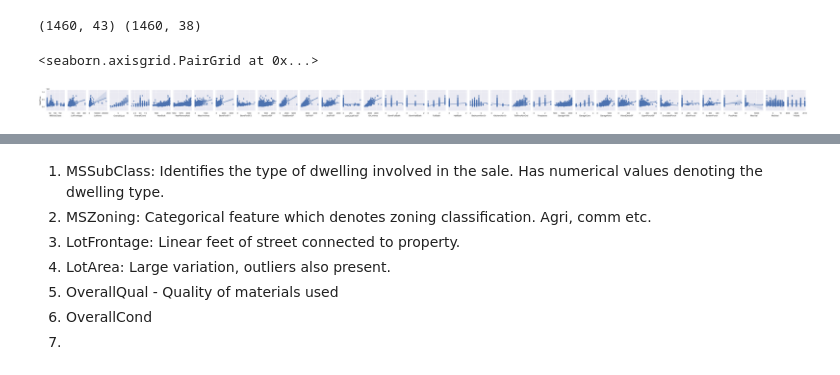
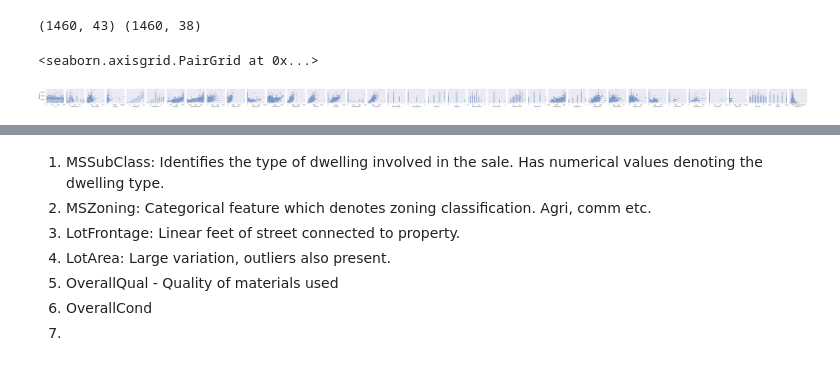
Before and after one commit to adityasngh/Kaggle-House-Prices-Regression, a Jupyter notebook: Kaggle_House_Prices_Regression.ipynb, the cells around one changed output, grey strips where cells are left out. Saved outputs shown, nothing was run; the diff lists cells and outputs as text; code cells hidden in the pictures.

Commit message:
Built scatterplots and boxplots for categorical and numerical variables

```diff
--- a/Kaggle_House_Prices_Regression.ipynb
+++ b/Kaggle_House_Prices_Regression.ipynb
@@ -45,8 +45,8 @@ print (df_cat.shape, df_num.shape)
 # %% [output]
 (1460, 43) (1460, 38)
 # %%
-# Plot of all variables against SalePrice
-sns.pairplot(df_cat, x_vars=[df_cat.columns.values], y_vars=['SalePrice'], height=2.5, aspect=0.7, kind='reg')
+# Plot of all numerical variables against SalePrice
+sns.pairplot(df_num, y_vars=['SalePrice'], x_vars=df_num.columns.values)
 # %% [output]
 <seaborn.axisgrid.PairGrid at 0x...>
-[figure, old version]
+[figure, new version]
```
Also changed, not shown: parts of 5 cells of this notebook.
